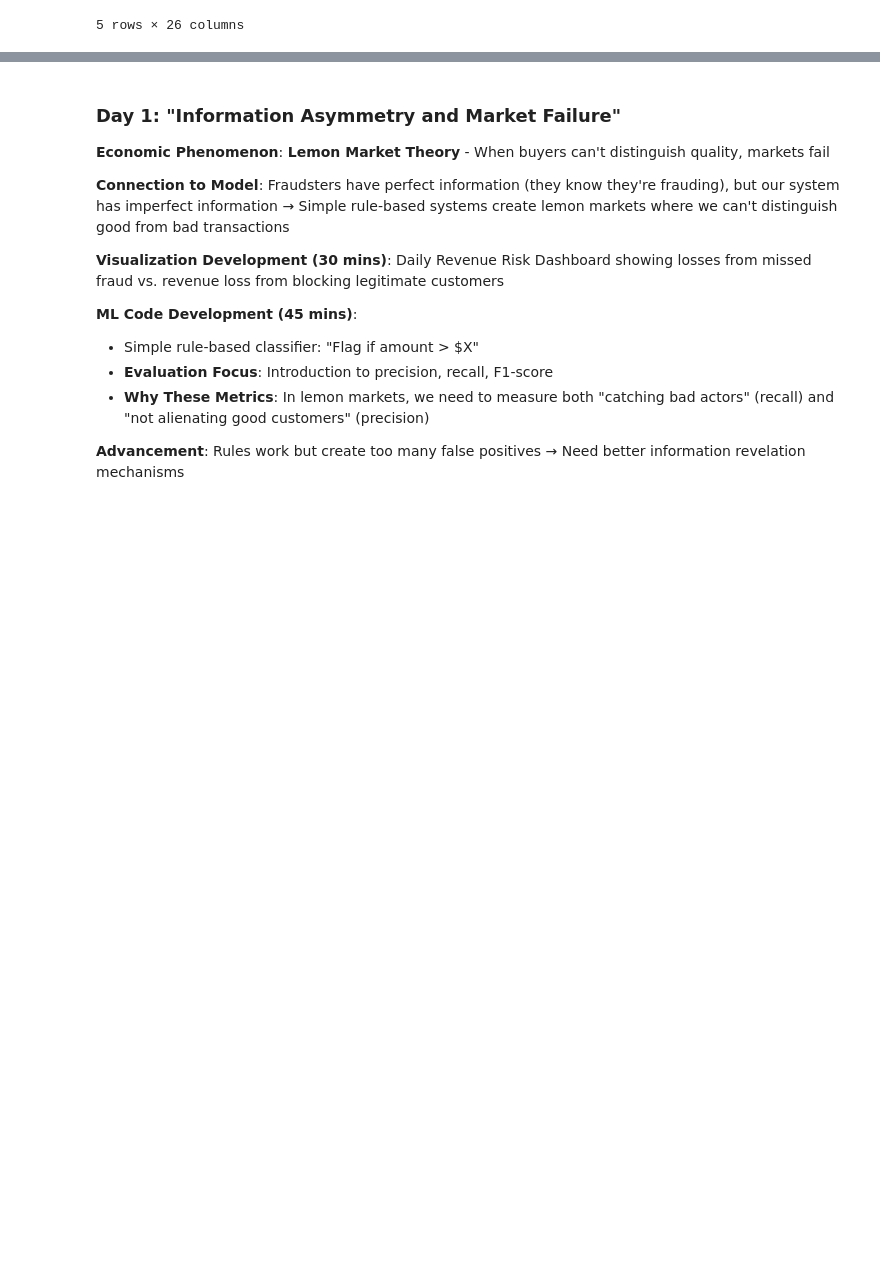
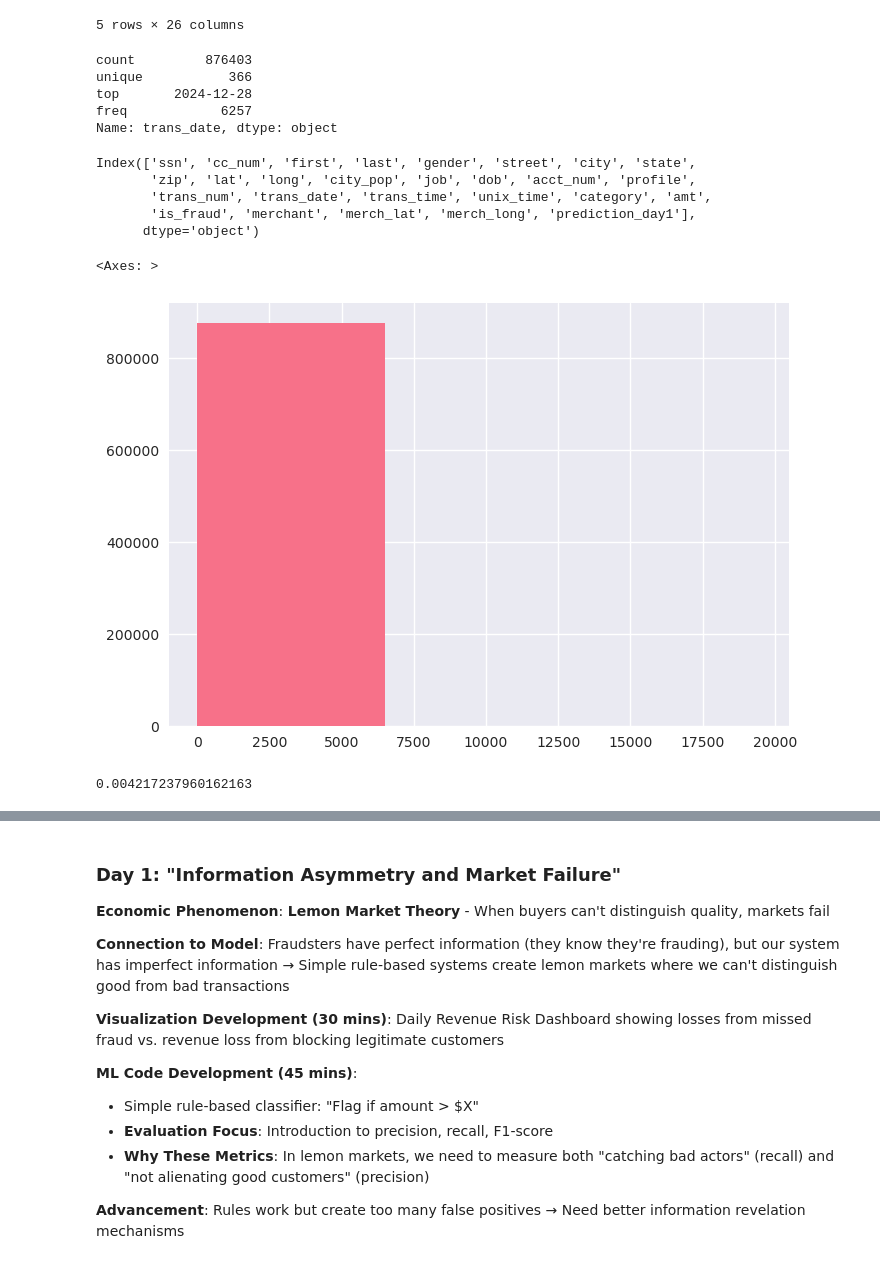
Before and after one commit to haoyang-s-impact/fraud_detection, a Jupyter notebook: fraud_detection_day1.ipynb, the cells around one changed output, grey strips where cells are left out. Cells and saved outputs as stored; diff of their text form; code cells hidden in the pictures; blank space fills up the shorter version.

```diff
--- a/fraud_detection_day1.ipynb
+++ b/fraud_detection_day1.ipynb
@@ -43,3 +43,28 @@ data/adults_2550_male_rural_600-799.csv is empty and will be skipped.
 | 3 | 174-32-2487 | 2284013153506965 | Tracy | Lopez | F | 8455 Yesenia Extensions | Las Vegas | NV | 89128 | 36.1968 | ... | ... |
 | 4 | 174-32-2487 | 2284013153506965 | Tracy | Lopez | F | 8455 Yesenia Extensions | Las Vegas | NV | 89128 | 36.1968 | ... | ... |
 5 rows × 26 columns
+# %%
+df["trans_date"].describe()
+# %% [output]
+count         876403
+unique           366
+top       2024-12-28
+freq            6257
+Name: trans_date, dtype: object
+# %%
+df.columns
+# %% [output]
+Index(['ssn', 'cc_num', 'first', 'last', 'gender', 'street', 'city', 'state',
+       'zip', 'lat', 'long', 'city_pop', 'job', 'dob', 'acct_num', 'profile',
+       'trans_num', 'trans_date', 'trans_time', 'unix_time', 'category', 'amt',
+       'is_fraud', 'merchant', 'merch_lat', 'merch_long', 'prediction_day1'],
+      dtype='object')
+# %%
+df["amt"].hist(bins=3)
+# %% [output]
+<Axes: >
+[figure, added]
+# %%
+df[df["amt"]>1000].shape[0]/ df.shape[0]
+# %% [output]
+0.004217237960162163
```
Also changed, not shown: parts of 17 cells of this notebook.
